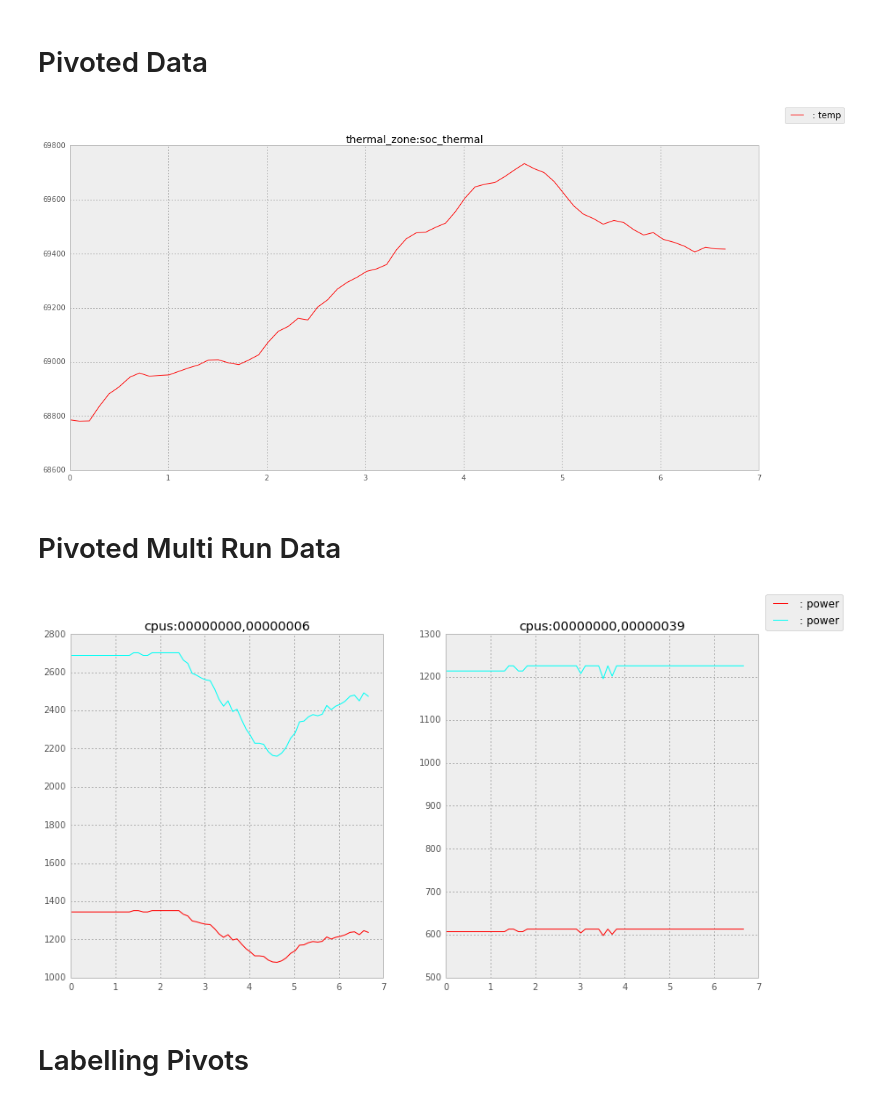
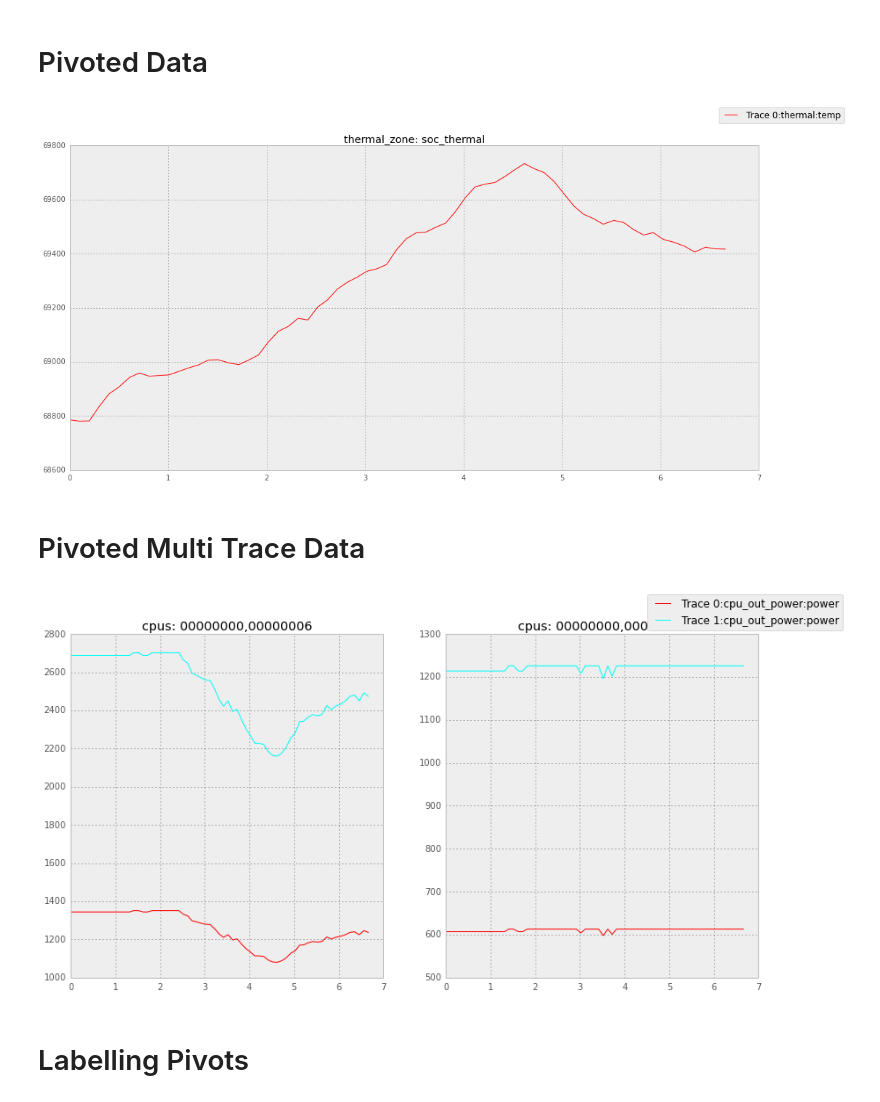
Before and after one commit to ARM-software/lisa, a Jupyter notebook: doc/Plotter.ipynb, the cells around one changed output. Cells and saved outputs as stored; diff of their text form; code cells hidden in the pictures.

```diff
--- a/doc/Plotter.ipynb
+++ b/doc/Plotter.ipynb
@@ -23,10 +23,10 @@ def setup_sched():
     return tDir
 # %%
 temp_thermal_location = setup_thermal()
-run1 = trappy.Run(temp_thermal_location)
-run2 = trappy.Run(temp_thermal_location)
-run2.thermal.data_frame["temp"] = run1.thermal.data_frame["temp"] * 2
-run2.cpu_out_power.data_frame["power"] = run1.cpu_out_power.data_frame["power"] * 2
+trace1 = trappy.FTrace(temp_thermal_location)
+trace2 = trappy.FTrace(temp_thermal_location)
+trace2.thermal.data_frame["temp"] = trace1.thermal.data_frame["temp"] * 2
+trace2.cpu_out_power.data_frame["power"] = trace1.cpu_out_power.data_frame["power"] * 2
 # %% [markdown]
 # Usage of Signals
 # %% [markdown]
@@ -79,22 +69,17 @@ The Plotter API can accept either a list of signals as an input or a combination
 # %% [markdown]
 # Pivoted Data
 # %%
-        l = trappy.LinePlot(
-            run1,
-            trappy.thermal.Thermal,
-            column="temp",
-            pivot="thermal_zone")
-        l.view()
+l = trappy.LinePlot(trace1, trappy.thermal.Thermal, column="temp", pivot="thermal_zone")
+l.view()
 # %% [output]
-[figure, old version]
+[figure, new version]
 # %% [markdown]
-# Pivoted Multi Run Data
+# Pivoted Multi Trace Data
 # %%
-        l = trappy.LinePlot(
-            [run1, run2], trappy.cpu_power.CpuOutPower, column="power", pivot="cpus")
-        l.view()
+l = trappy.LinePlot([trace1, trace2], trappy.cpu_power.CpuOutPower, column="power", pivot="cpus")
+l.view()
 # %% [output]
-[figure, old version]
+[figure, new version]
 # %% [markdown]
 # Labelling Pivots
 # %% [markdown]
```
Also changed, not shown: parts of 12 cells of this notebook, 40 other files.
